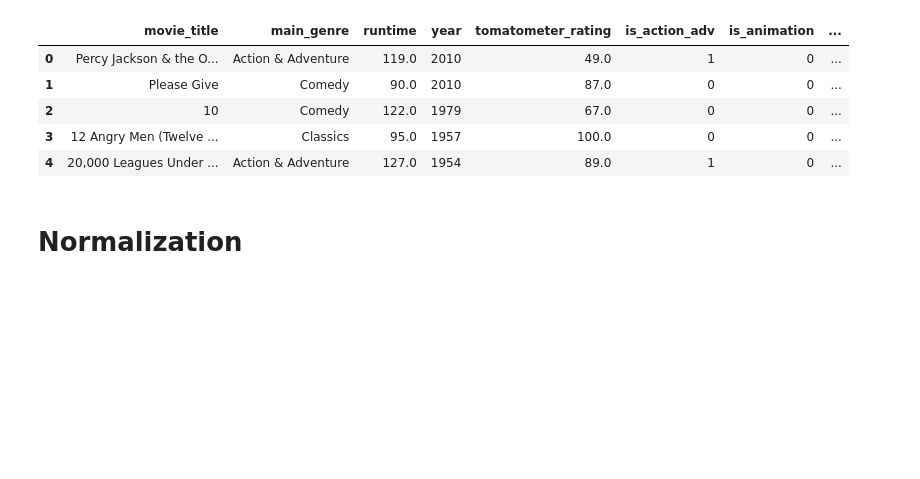
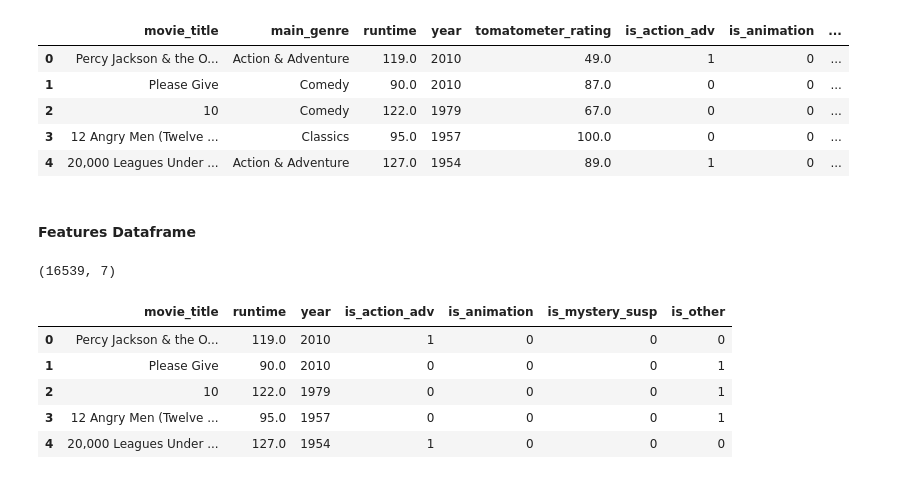
Before and after one commit to princeKike27/Movie-Classifier-RT, a Jupyter notebook: MovieClassifierRT.ipynb, the cells around one changed output. Cells and saved outputs as stored; diff of their text form; code cells hidden in the pictures; blank space fills up the shorter version.

```diff
--- a/MovieClassifierRT.ipynb
+++ b/MovieClassifierRT.ipynb
@@ -416,6 +407,6 @@ df_fl.head()
 # %%
 # a movie will be worth watching if its tomatometer score >= 70
-df_fl['worth watching'] = [1 if df_fl.loc[index, 'tomatometer_rating'] >= 70 else 0 for index in df_fl.index]
+df_fl['worth_watching'] = [1 if df_fl.loc[index, 'tomatometer_rating'] >= 70 else 0 for index in df_fl.index]
 
 df_fl.head()
 # %% [output]
@@ -425,5 +416,19 @@ df_fl.head()
 | 2 | 10 | Comedy | 122.0 | 1979 | 67.0 | 0 | 0 | ... |
 | 3 | 12 Angry Men (Twelve ... | Classics | 95.0 | 1957 | 100.0 | 0 | 0 | ... |
 | 4 | 20,000 Leagues Under ... | Action & Adventure | 127.0 | 1954 | 89.0 | 1 | 0 | ... |
-# %% [markdown]
-# Normalization
+# %% [markdown]
+#### Features Dataframe
+# %%
+# features dataframe
+df_features = df_fl[['movie_title', 'runtime', 'year', 'is_action_adv', 'is_animation', 'is_mystery_susp', 'is_other']]
+
+print(df_features.shape)
+df_features.head()
+# %% [output]
+(16539, 7)
+|  | movie_title | runtime | year | is_action_adv | is_animation | is_mystery_susp | is_other |
+| 0 | Percy Jackson & the O... | 119.0 | 2010 | 1 | 0 | 0 | 0 |
+| 1 | Please Give | 90.0 | 2010 | 0 | 0 | 0 | 1 |
+| 2 | 10 | 122.0 | 1979 | 0 | 0 | 0 | 1 |
+| 3 | 12 Angry Men (Twelve ... | 95.0 | 1957 | 0 | 0 | 0 | 1 |
+| 4 | 20,000 Leagues Under ... | 127.0 | 1954 | 1 | 0 | 0 | 0 |
```
Also changed, not shown: parts of 16 cells of this notebook.
